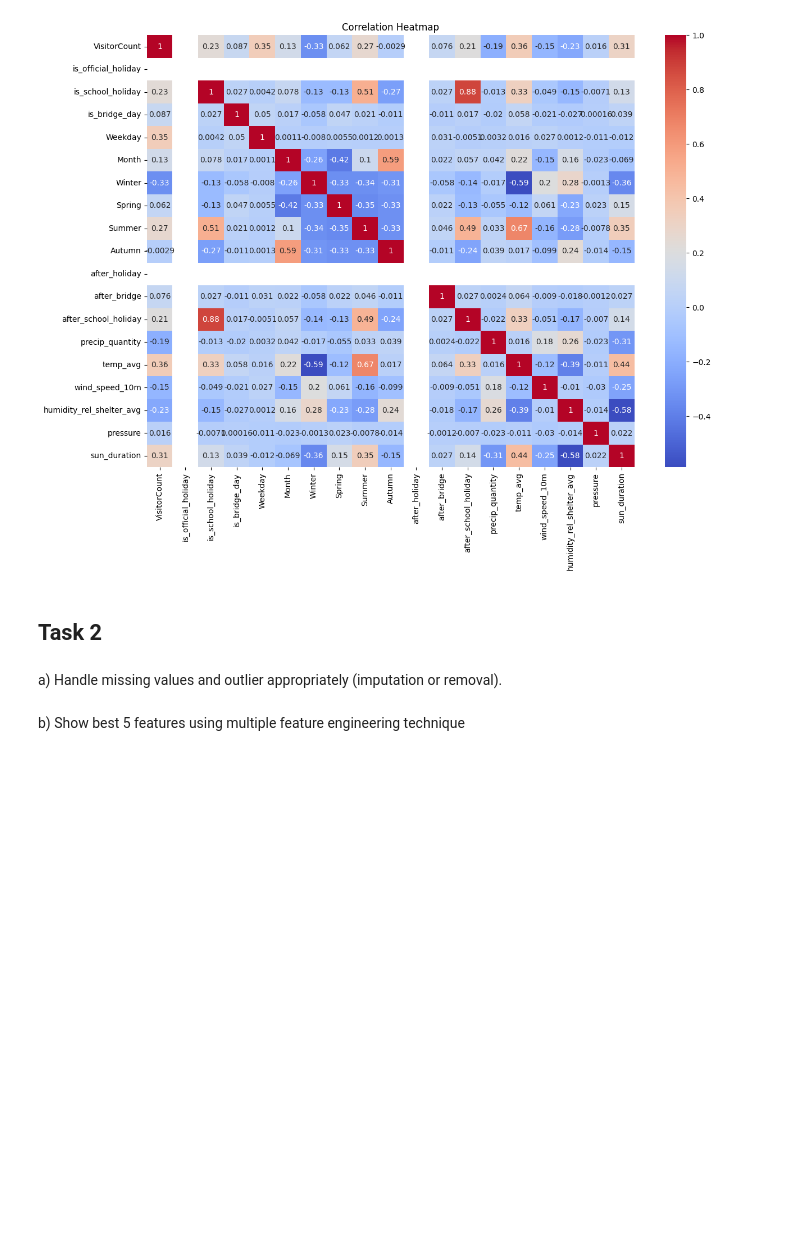
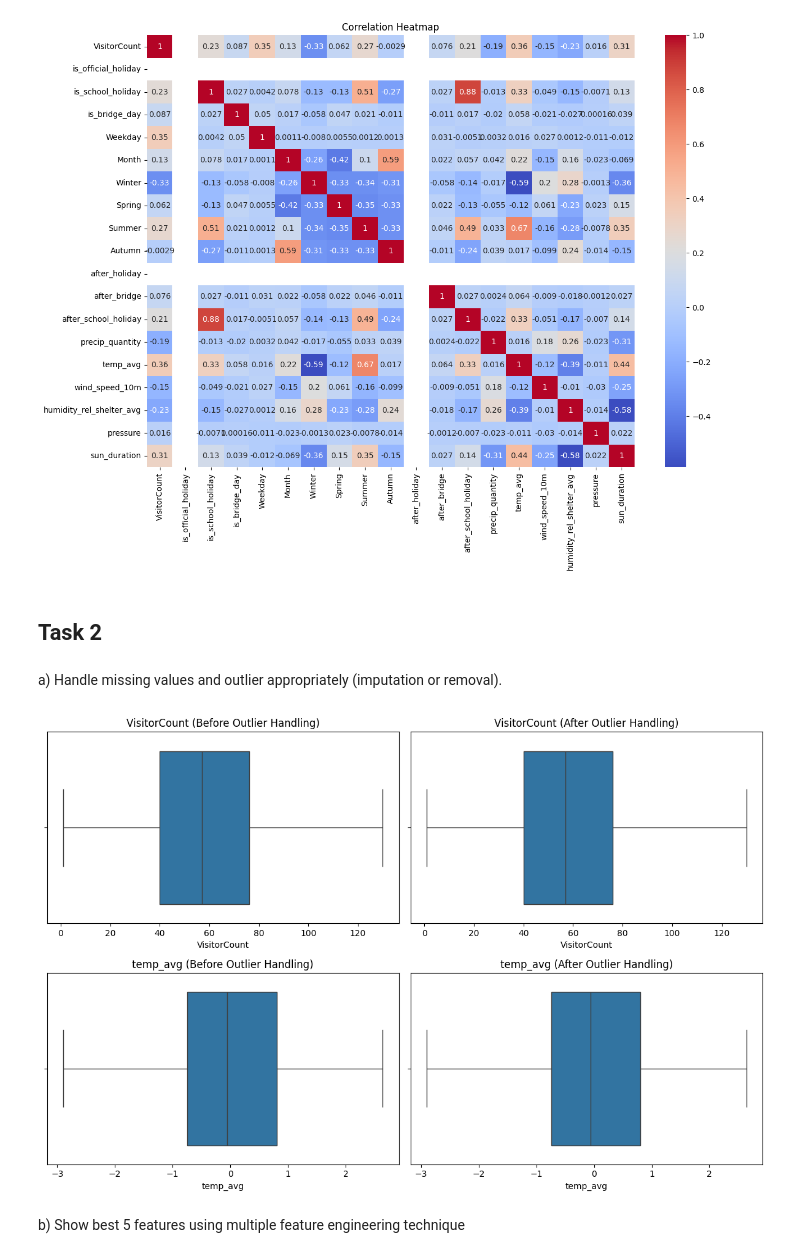
Before and after one commit to saifull03/ML_Final_Exam, a Jupyter notebook: 22203018.ipynb, the cells around one changed output. Saved outputs shown, nothing was run; the diff lists cells and outputs as text; code cells hidden in the pictures; blank space fills up the shorter version.

Commit message:
added plot bar

```diff
--- a/22203018.ipynb
+++ b/22203018.ipynb
@@ -128,18 +128,34 @@ a) Handle missing values and outlier appropriately (imputation or removal).
 # %%
 # Fill missing numerical values with median (robust to outliers)
 df.fillna(df.median(numeric_only=True), inplace=True)
 
 # Outlier Handling: optional - clip extreme outliers using IQR
 def remove_outliers_iqr(df, column):
     Q1 = df[column].quantile(0.25)
     Q3 = df[column].quantile(0.75)
     IQR = Q3 - Q1
     lower = Q1 - 1.5 * IQR
     upper = Q3 + 1.5 * IQR
     df[column] = df[column].clip(lower, upper)
 
-for col in ['VisitorCount', 'temp_avg', 'wind_speed_10m', 'humidity_rel_shelter_avg', 'pressure', 'sun_duration']:
+# Visualize outliers before and after for two numerical columns
+cols_to_plot = ['VisitorCount', 'temp_avg']
+fig, axes = plt.subplots(2, 2, figsize=(12, 8))
+
+for i, col in enumerate(cols_to_plot):
+    # Before outlier removal
+    sns.boxplot(x=df[col], ax=axes[i, 0])
+    axes[i, 0].set_title(f"{col} (Before Outlier Handling)")
+    # Remove outliers
     remove_outliers_iqr(df, col)
+    # After outlier removal
+    sns.boxplot(x=df[col], ax=axes[i, 1])
+    axes[i, 1].set_title(f"{col} (After Outlier Handling)")
+
+plt.tight_layout()
+plt.show()
+# %% [output]
+[figure, added]
 # %% [markdown]
 b) Show best 5 features using multiple feature engineering technique
 # %%
```
Also changed, not shown: parts of 1 cell of this notebook.
